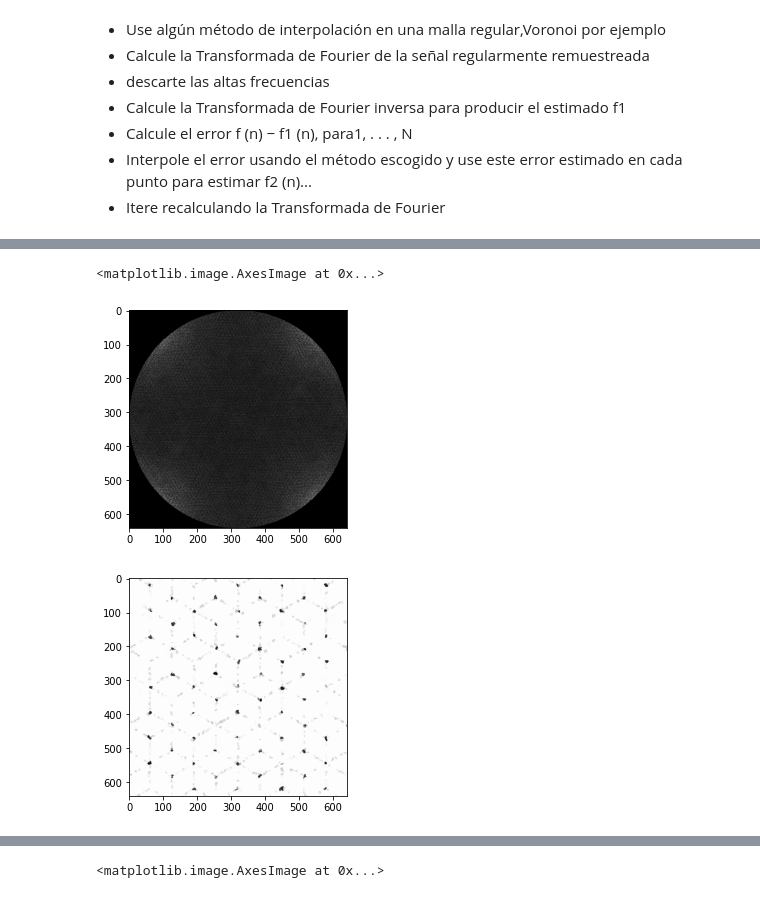
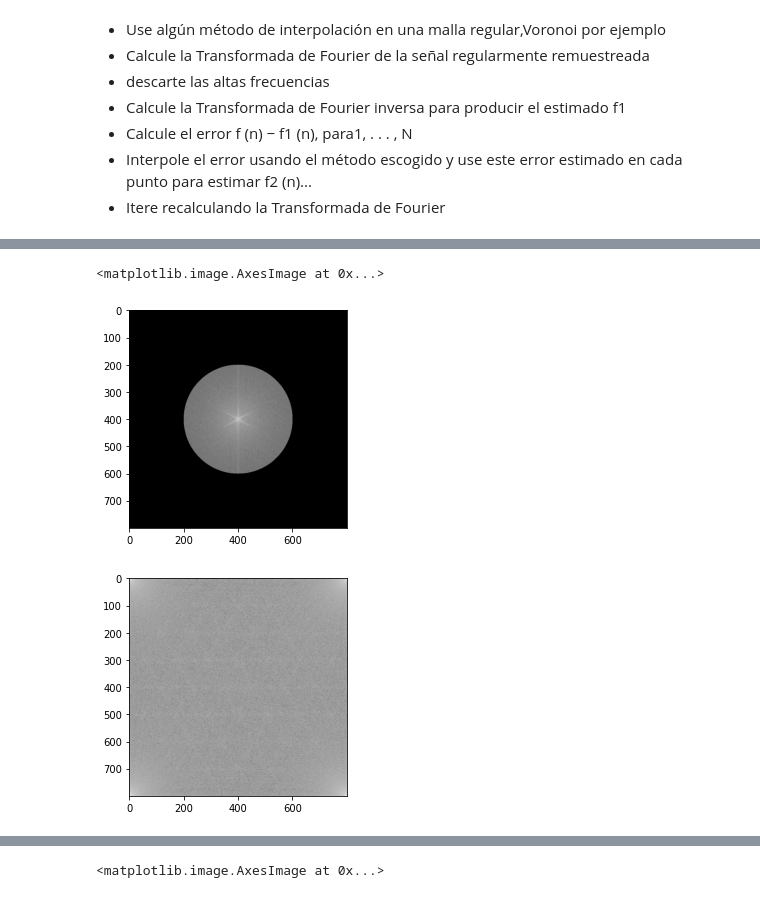
Before and after one commit to joaortizro/Image-Processing, a Jupyter notebook: algo.ipynb, the cells around one changed output, grey strips where cells are left out. Cells and saved outputs as stored; diff of their text form; code cells hidden in the pictures.

```diff
--- a/algo.ipynb
+++ b/algo.ipynb
@@ -80,21 +80,22 @@ def create_interpolated_image(interpolated_func,height,width):
     return int_image
 
 def plot_fourier_transform(fft):
-    #fshift = np.fft.fftshift(fft)
-    magnitude_spectrum = 20*np.log(np.abs(fft))
+    fshift = np.fft.fftshift(fft)
+    magnitude_spectrum = 20*np.log(np.abs(fshift))
     plt.imshow(magnitude_spectrum,cmap='gray')
     return magnitude_spectrum ,np.abs(fft)
+
 def plot_inverse_fourier_tranform(ifft):
-    #fshift = np.fft.fftshift(ifft)
     i_magnitude_spectrum = 20*np.log(np.abs(ifft))
     plt.imshow(i_magnitude_spectrum,cmap='gray')
+
     return i_magnitude_spectrum , np.abs(ifft)
 def circle_img(r,x,y):
     circle_img = np.zeros(shape=(H,W), dtype=np.uint8)
     circle_img = cv2.circle(circle_img, (x,y) , r, (255,255,255), -1)
     return circle_img
 # %%
-i_sampled_image,i_points,i_values = get_irregular_sampling(image,15000)
+i_sampled_image,i_points,i_values = get_irregular_sampling(image,10000)
 plt.imshow(i_sampled_image,cmap='gray')
 # %% [output]
 <matplotlib.image.AxesImage at 0x...>
@@ -122,4 +120,4 @@ magnitude_spectrum , raw_magnitude = plot_fourier_transform(fft)
 # %%
-r=H//2
+r=H//4
 circle = circle_img(r,H//2,W//2)
-#plt.imshow(circle,cmap='gray')
+plt.imshow(circle,cmap='gray')
@@ -126,11 +127,11 @@ circle = circle_img(r,H//2,W//2)
 # %%
-filtered_spectrum = circle*raw_magnitude
+filtered_spectrum = circle*magnitude_spectrum
 plt.imshow(filtered_spectrum,cmap='gray')
 # %% [output]
 <matplotlib.image.AxesImage at 0x...>
-[figure, old version]
+[figure, new version]
 # %%
-ifft =np.fft.ifft2(fft)
+ifft =np.fft.ifft2(filtered_spectrum)
 i_magnitude_spectrum,i_raw_magnitude = plot_inverse_fourier_tranform(ifft)
 # %% [output]
-[figure, old version]
+[figure, new version]
```
Also changed, not shown: parts of 29 cells of this notebook, 2 other files.
